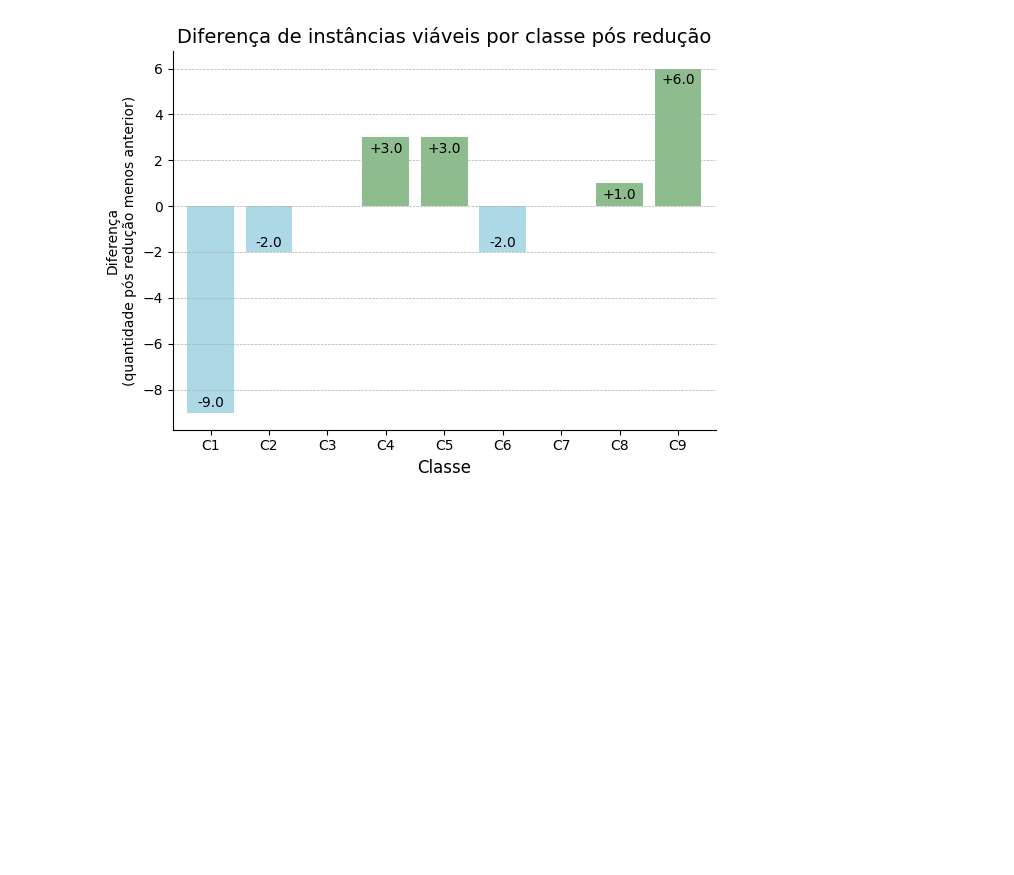
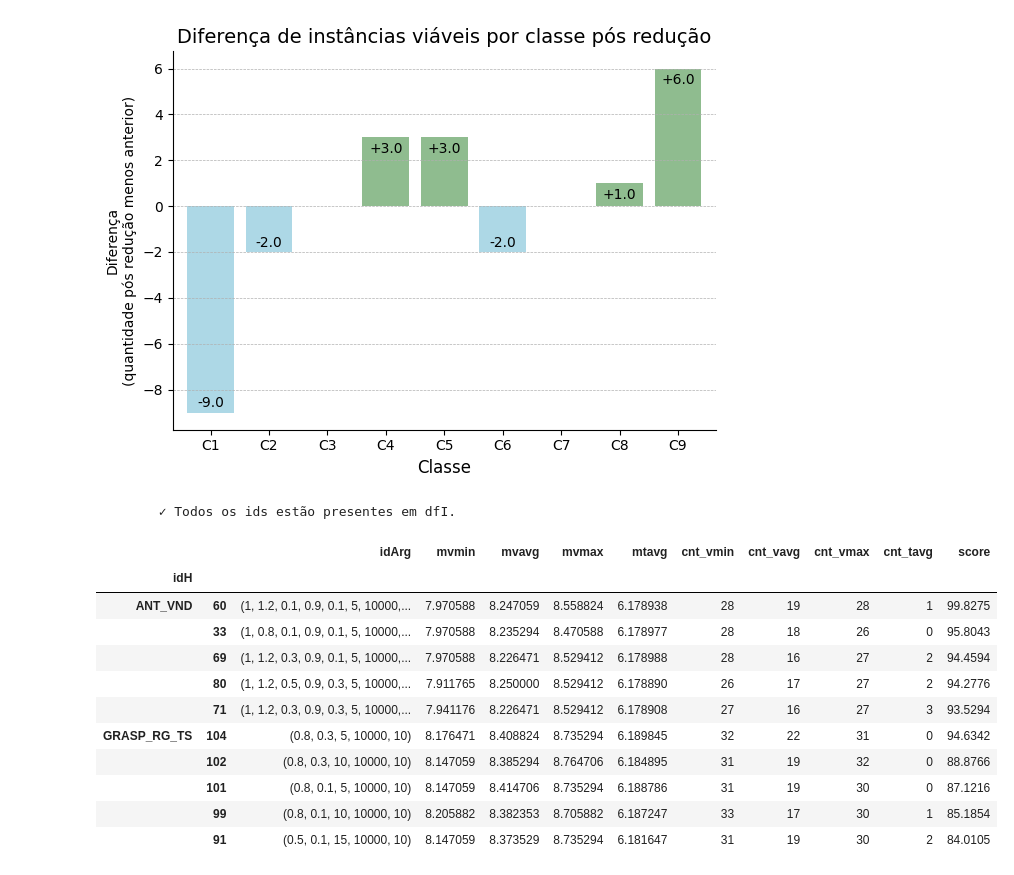
Before and after one commit to dariocostta/Monografia-KMIS, a Jupyter notebook: KMIS/Analises_Resultados_KMIS.ipynb, the cells around one changed output. Drawn from its saved outputs; the diff is of its cells as text; code cells hidden in the pictures; blank space fills up the shorter version.

```diff
--- a/KMIS/Analises_Resultados_KMIS.ipynb
+++ b/KMIS/Analises_Resultados_KMIS.ipynb
@@ -175,3 +189,47 @@ C1  & C9     1
 C5  & C8     1
 Name: count, dtype: int64
 [figure]
+# %%
+"""    Teste de parametros resultado    """
+
+# ==================== Formatando e obtendo as estatisticas desejadas ================
+assert isinstance(dfAT, pd.DataFrame), '\t ⚠️ DataFrame dfAT não definido.'
+teste_consistencia(dfI, dfAT)
+
+df_ai  = dfAT.groupby(['idH', 'idArg', 'idI'])[['val', 'time']].apply(junta_repeticoes).reset_index()
+df_a   = df_ai.groupby(['idH', 'idArg'])[['vmin', 'vavg', 'vmax', 'tavg']].apply(medias).reset_index()
+df_i   = df_ai.groupby(['idH', 'idI'])[['vmin', 'vavg', 'vmax', 'tavg']].apply(melhor_por_instancia).reset_index()
+
+# Comparações
+cmp            = df_ai.merge(df_i, on=['idH', 'idI'])
+cmp['eq_vmin'] = cmp['vmin']  ==  cmp['vmin_max']
+cmp['eq_vmax'] = cmp['vmax']  ==  cmp['vmax_max']
+cmp['eq_vavg'] = np.isclose(cmp['vavg'], cmp['vavg_max'], atol=1e-4)
+cmp['eq_tavg'] = np.isclose(cmp['tavg'], cmp['tavg_min'], atol=1e-4)
+
+# Contagem e merge  final
+cnt = cmp.groupby(['idH', 'idArg'])[['eq_vmin', 'eq_vavg', 'eq_vmax', 'eq_tavg']].sum().rename(columns=lambda c: 'cnt_' + c[3:]).reset_index()
+dfA = df_a.merge(cnt, on=['idH', 'idArg'])
+
+df_limites   = dfA.groupby(['idH'])[dfA.columns[2:]].apply(limites_argumento).reset_index()
+df_score     = dfA.merge(df_limites, on=['idH'])
+dfA['score']  = df_score.apply(score_time_off, axis=1)
+
+
+top5 = dfA.groupby(['idH'])[dfA.columns[1:]].apply(lambda g: g.nlargest(5, 'score'))
+top5.to_csv('top5_teste_parametros.csv')
+display(top5)
+# %% [output]
+        ✓ Todos os ids estão presentes em dfI.
+|  |  | idArg | mvmin | mvavg | mvmax | mtavg | cnt_vmin | cnt_vavg | cnt_vmax | cnt_tavg | score |
+| idH |  |  |  |  |  |  |  |  |  |  |  |
+| ANT_VND | 60 | (1, 1.2, 0.1, 0.9, 0.1, 5, 10000,... | 7.970588 | 8.247059 | 8.558824 | 6.178938 | 28 | 19 | 28 | 1 | 99.8275 |
+|  | 33 | (1, 0.8, 0.1, 0.9, 0.1, 5, 10000,... | 7.970588 | 8.235294 | 8.470588 | 6.178977 | 28 | 18 | 26 | 0 | 95.8043 |
+|  | 69 | (1, 1.2, 0.3, 0.9, 0.1, 5, 10000,... | 7.970588 | 8.226471 | 8.529412 | 6.178988 | 28 | 16 | 27 | 2 | 94.4594 |
+|  | 80 | (1, 1.2, 0.5, 0.9, 0.3, 5, 10000,... | 7.911765 | 8.250000 | 8.529412 | 6.178890 | 26 | 17 | 27 | 2 | 94.2776 |
+|  | 71 | (1, 1.2, 0.3, 0.9, 0.3, 5, 10000,... | 7.941176 | 8.226471 | 8.529412 | 6.178908 | 27 | 16 | 27 | 3 | 93.5294 |
+| GRASP_RG_TS | 104 | (0.8, 0.3, 5, 10000, 10) | 8.176471 | 8.408824 | 8.735294 | 6.189845 | 32 | 22 | 31 | 0 | 94.6342 |
+|  | 102 | (0.8, 0.3, 10, 10000, 10) | 8.147059 | 8.385294 | 8.764706 | 6.184895 | 31 | 19 | 32 | 0 | 88.8766 |
+|  | 101 | (0.8, 0.1, 5, 10000, 10) | 8.147059 | 8.414706 | 8.735294 | 6.188786 | 31 | 19 | 30 | 0 | 87.1216 |
+|  | 99 | (0.8, 0.1, 10, 10000, 10) | 8.205882 | 8.382353 | 8.705882 | 6.187247 | 33 | 17 | 30 | 1 | 85.1854 |
+|  | 91 | (0.5, 0.1, 15, 10000, 10) | 8.147059 | 8.373529 | 8.735294 | 6.181647 | 31 | 19 | 30 | 2 | 84.0105 |
```
Also changed, not shown: parts of 13 cells of this notebook, 2 other files.
